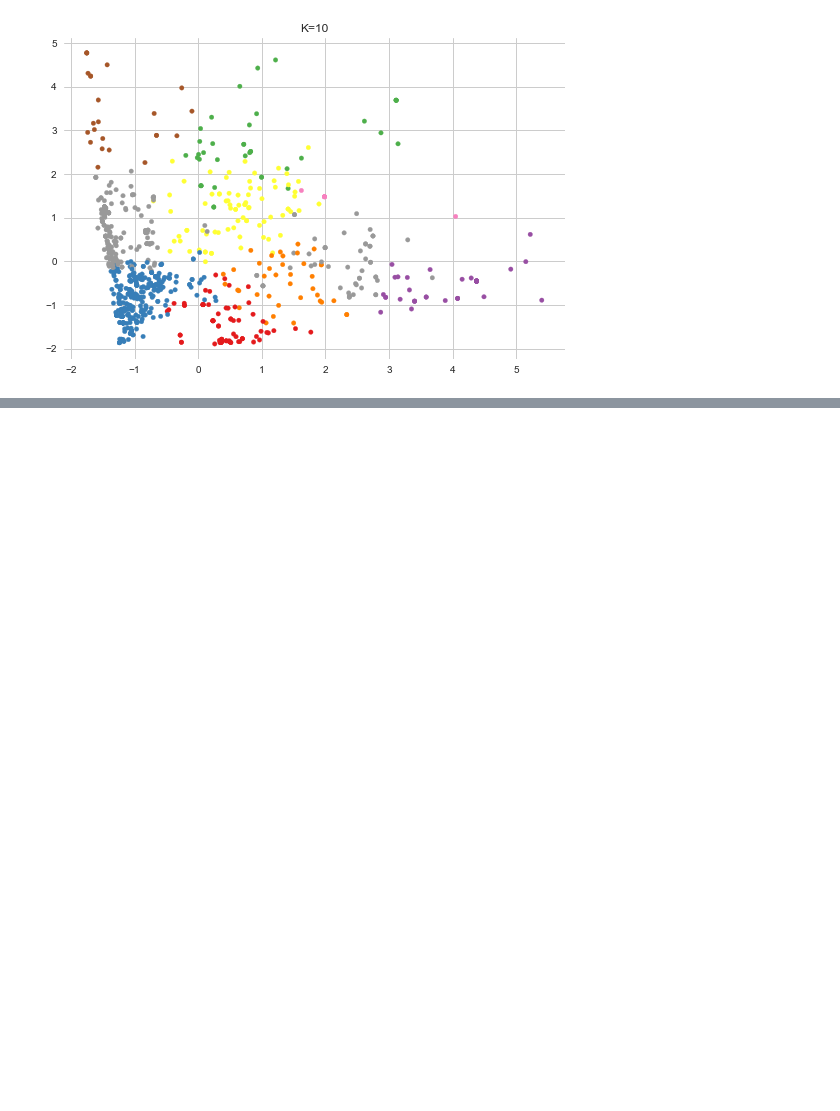
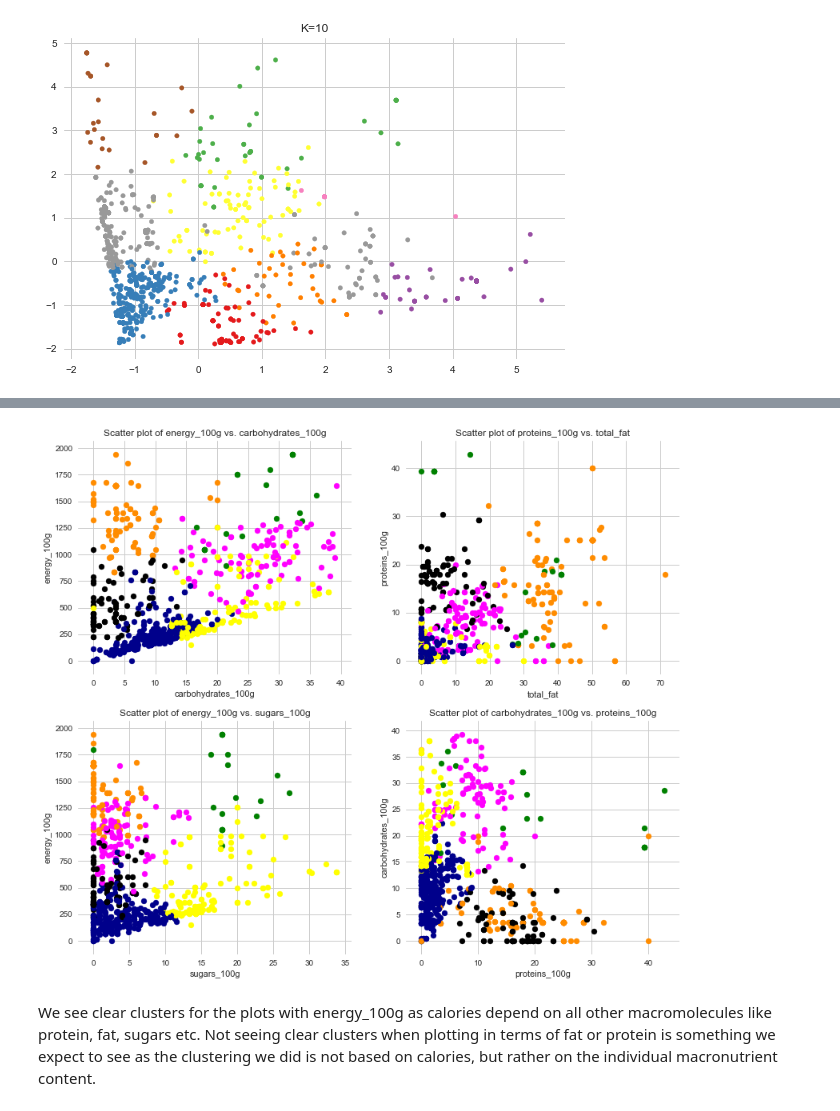
Before and after one commit to asha2490/Springboard, a Jupyter notebook: Capstone Project 1 Notebook.ipynb, the cells around one changed output, grey strips where cells are left out. Drawn from its saved outputs; the diff is of its cells as text; code cells hidden in the pictures; blank space fills up the shorter version.

```diff
--- a/Capstone Project 1 Notebook.ipynb
+++ b/Capstone Project 1 Notebook.ipynb
@@ -1079,0 +1169,22 @@ for k in range(2,11):
+# %%
+# plotting few columns against each other to see the clustering distribution
+col_dic = {0:'darkblue',1:'green',2:'darkorange',3:'yellow',4:'magenta',5:'black', 6:'cyan', 7:'lime', 8:'red', 9:'darkviolet', 10:'grey'}
+color_km = [col_dic[x] for x in df_keto_filtered['k_clusters']]
+
+def plot_km_cluster(keto, color):
+    fig, ax = plt.subplots(2, 2, figsize=(12,11)) # define plot area
+    x_cols = ['carbohydrates_100g', 'total_fat', 'sugars_100g', 'proteins_100g']
+    y_cols = ['energy_100g', 'proteins_100g', 'energy_100g', 'carbohydrates_100g']
+    for x_col,y_col,i,j in zip(x_cols,y_cols,[0,0,1,1],[0,1,0,1]):
+        for x,y,c in zip(keto_ml[x_col], keto_ml[y_col], color_km):
+            ax[i,j].scatter(x,y, color = c)
+        ax[i,j].set_title('Scatter plot of ' + y_col + ' vs. ' + x_col) # Give the plot a main title
+        ax[i,j].set_xlabel(x_col) # Set text for the x axis
+        ax[i,j].set_ylabel(y_col)# Set text for y axis
+    plt.show()
+
+plot_km_cluster(df_keto_filtered, color_km)
+# %% [output]
+[figure, added]
+# %% [markdown]
+We see clear clusters for the plots with energy_100g as calories depend on all other macromolecules like protein, fat, sugars etc. Not seeing clear clusters when plotting in terms of fat or protein is something we expect to see as the clustering we did is not based on calories, but rather on the individual macronutrient content.
```
Also changed, not shown: parts of 74 cells of this notebook.
